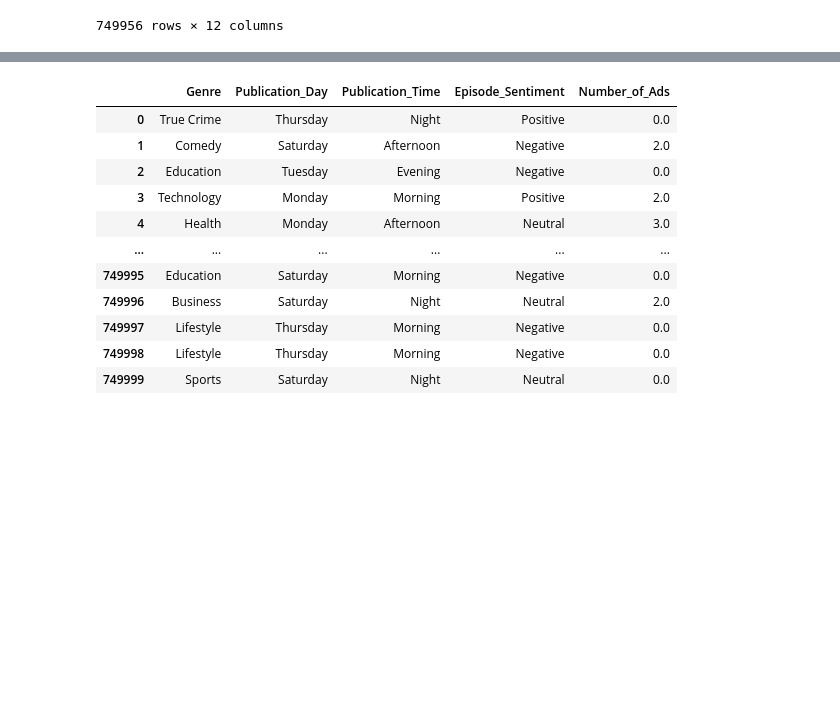
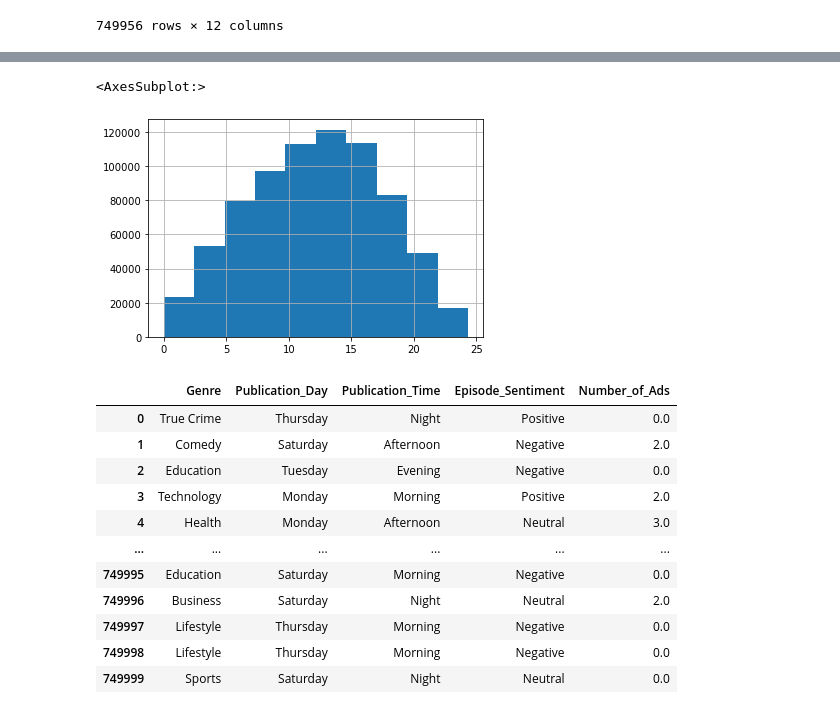
Before and after one commit to Projects-42/kaggle, a Jupyter notebook: Predict Podcast Listening Time/notebook.ipynb, the cells around one changed output, grey strips where cells are left out. Saved outputs shown, nothing was run; the diff lists cells and outputs as text; code cells hidden in the pictures; blank space fills up the shorter version.

```diff
--- a/Predict Podcast Listening Time/notebook.ipynb
+++ b/Predict Podcast Listening Time/notebook.ipynb
@@ -395,6 +440,13 @@ ohe.append("Number_of_Ads")
 # %%
 X = df_w.drop(["id", "Listening_Time_minutes"], axis=1)
 y = df_w["Listening_Time_minutes"]
+# %%
+y_norm = y ** (1 / 1.5)
+# %%
+y_norm.hist()
+# %% [output]
+<AxesSubplot:>
+[figure, added]
 # %%
 df[ohe]
 # %% [output]
```
Also changed, not shown: parts of 41 cells of this notebook, 20 other files.
